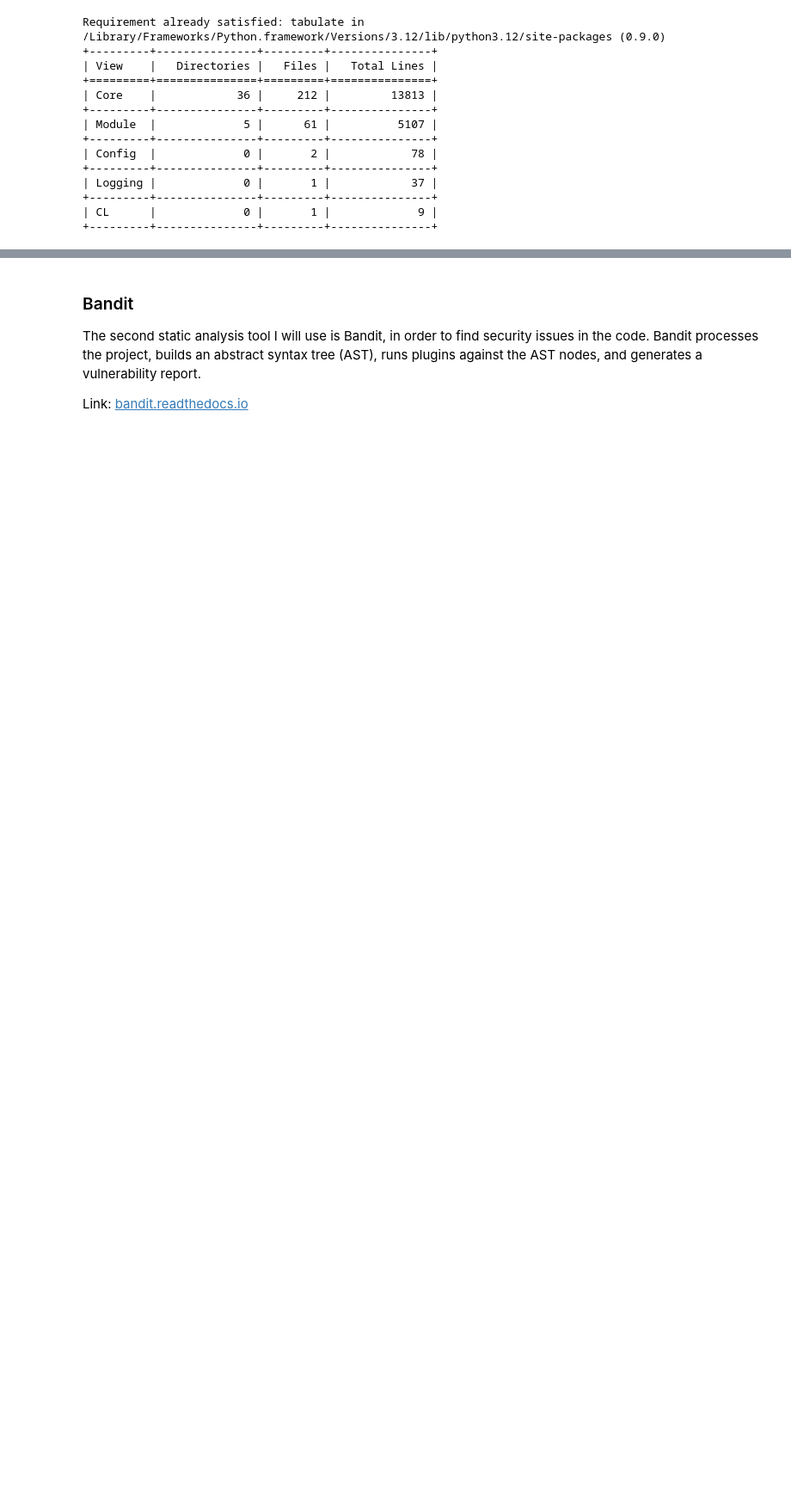
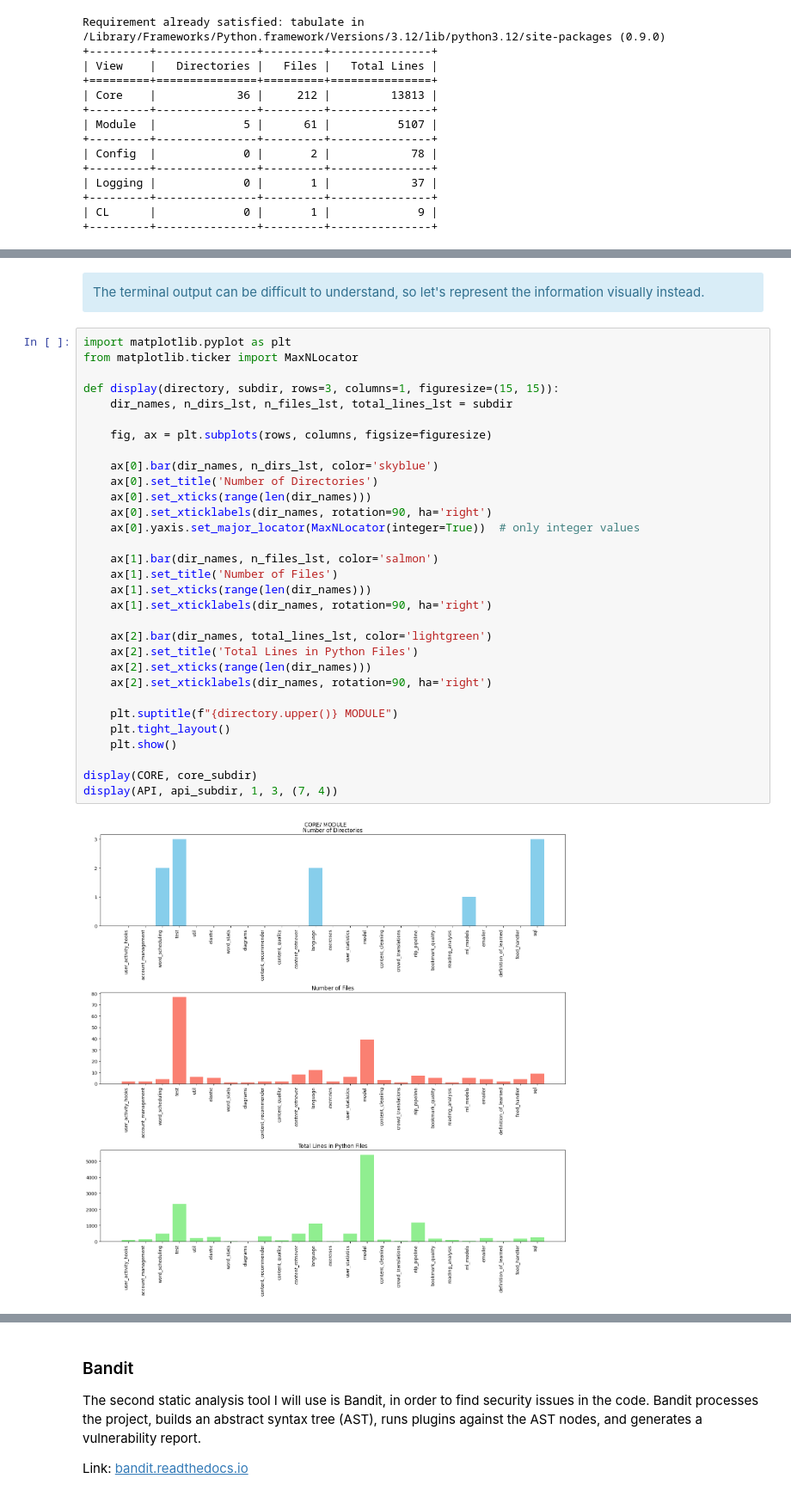
Before and after one commit to simonskodt/architectural-reconstruction, a Jupyter notebook: reconstruction/reconstruction.ipynb, the cells around one changed output, grey strips where cells are left out. Shown at 86% size. Saved outputs shown, nothing was run; the diff lists cells and outputs as text; blank space fills up the shorter version.

```diff
--- a/reconstruction/reconstruction.ipynb
+++ b/reconstruction/reconstruction.ipynb
@@ -477,0 +501,37 @@ Requirement already satisfied: tabulate in /Library/Frameworks/Python.framework/
+# %% [markdown]
+<div class="alert alert-block alert-info">
+    The terminal output can be difficult to understand, so let's represent the information visually instead.
+</div>
+# %%
+import matplotlib.pyplot as plt
+from matplotlib.ticker import MaxNLocator
+
+def display(directory, subdir, rows=3, columns=1, figuresize=(15, 15)):
+    dir_names, n_dirs_lst, n_files_lst, total_lines_lst = subdir
+
+    fig, ax = plt.subplots(rows, columns, figsize=figuresize)
+
+    ax[0].bar(dir_names, n_dirs_lst, color='skyblue')
+    ax[0].set_title('Number of Directories')
+    ax[0].set_xticks(range(len(dir_names)))
+    ax[0].set_xticklabels(dir_names, rotation=90, ha='right')
+    ax[0].yaxis.set_major_locator(MaxNLocator(integer=True))  # only integer values
+
+    ax[1].bar(dir_names, n_files_lst, color='salmon')
+    ax[1].set_title('Number of Files')
+    ax[1].set_xticks(range(len(dir_names)))
+    ax[1].set_xticklabels(dir_names, rotation=90, ha='right')
+
+    ax[2].bar(dir_names, total_lines_lst, color='lightgreen')
+    ax[2].set_title('Total Lines in Python Files')
+    ax[2].set_xticks(range(len(dir_names)))
+    ax[2].set_xticklabels(dir_names, rotation=90, ha='right')
+
+    plt.suptitle(f"{directory.upper()} MODULE")
+    plt.tight_layout()
+    plt.show()
+
+display(CORE, core_subdir)
+display(API, api_subdir, 1, 3, (7, 4))
+# %% [output]
+[figure, added]
```
Also changed, not shown: parts of 15 cells of this notebook.
